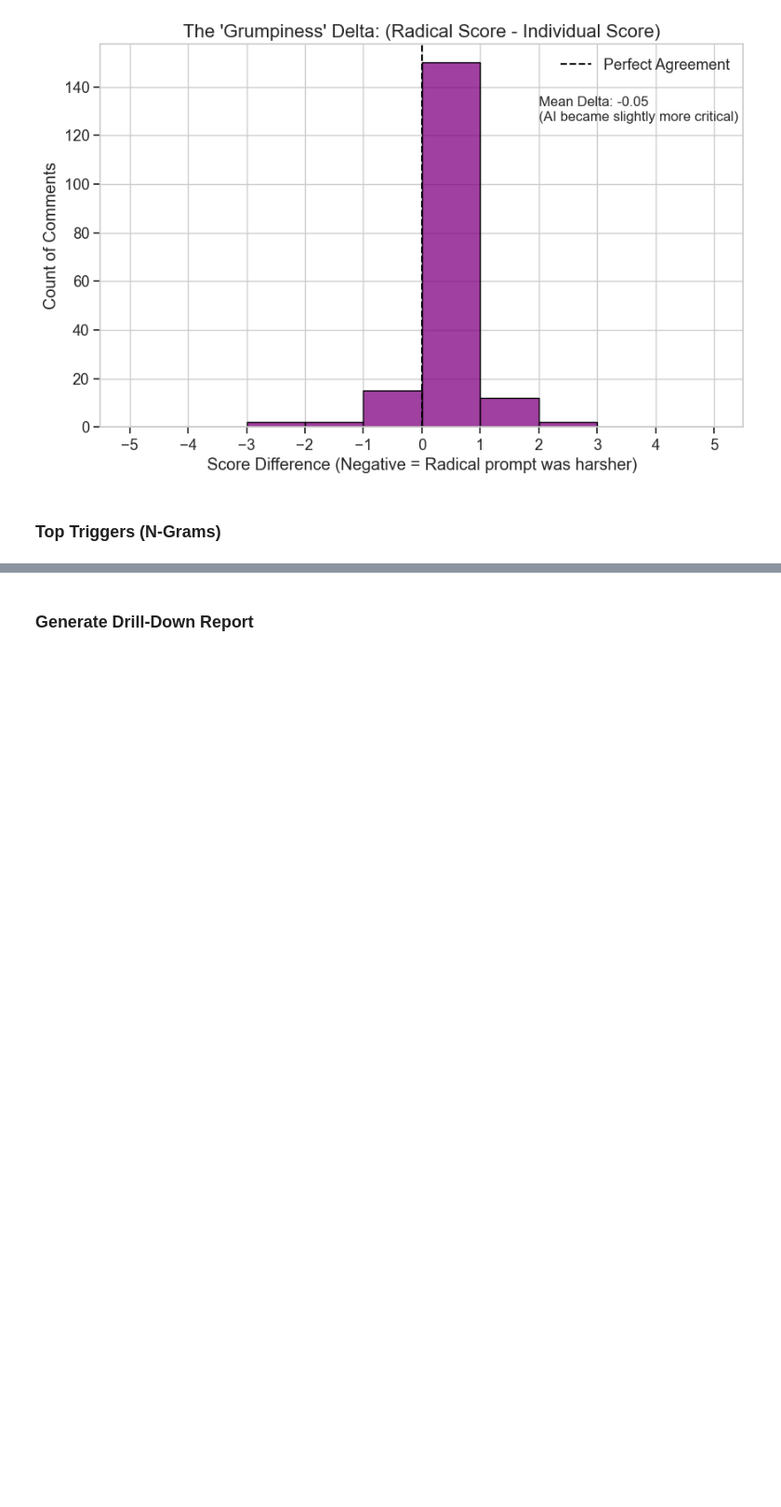
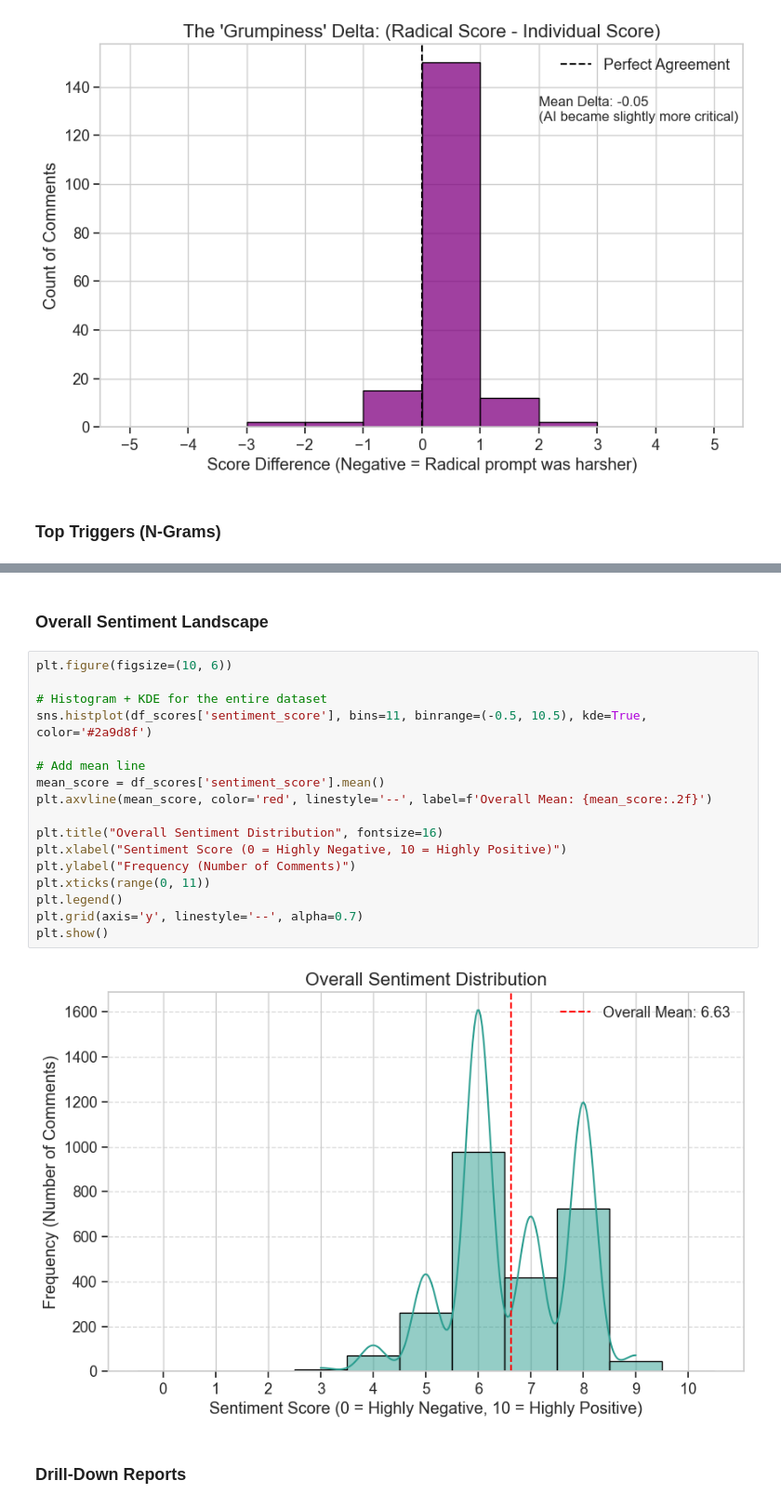
Before and after one commit to clarityloop/collabsense, a Jupyter notebook: dataset/initial visualizations created from data/visualizations.ipynb, the cells around one changed output, grey strips where cells are left out. Shown at 93% size. Cells and saved outputs as stored; diff of their text form; blank space fills up the shorter version.

```diff
--- a/dataset/initial visualizations created from data/visualizations.ipynb
+++ b/dataset/initial visualizations created from data/visualizations.ipynb
@@ -360,5 +418,26 @@ plot_top_ngrams(
+# %% [markdown]
+### Overall Sentiment Landscape
+# %%
+plt.figure(figsize=(10, 6))
+
+# Histogram + KDE for the entire dataset
+sns.histplot(df_scores['sentiment_score'], bins=11, binrange=(-0.5, 10.5), kde=True, color='#2a9d8f')
+
+# Add mean line
+mean_score = df_scores['sentiment_score'].mean()
+plt.axvline(mean_score, color='red', linestyle='--', label=f'Overall Mean: {mean_score:.2f}')
+
+plt.title("Overall Sentiment Distribution", fontsize=16)
+plt.xlabel("Sentiment Score (0 = Highly Negative, 10 = Highly Positive)")
+plt.ylabel("Frequency (Number of Comments)")
+plt.xticks(range(0, 11))
+plt.legend()
+plt.grid(axis='y', linestyle='--', alpha=0.7)
+plt.show()
+# %% [output]
+[figure, added]
 # %% [markdown]
-### Generate Drill-Down Report
+### Drill-Down Reports
 # %%
 html_content = """
 <html>
```
Also changed, not shown: parts of 6 cells of this notebook, 4 other files.
